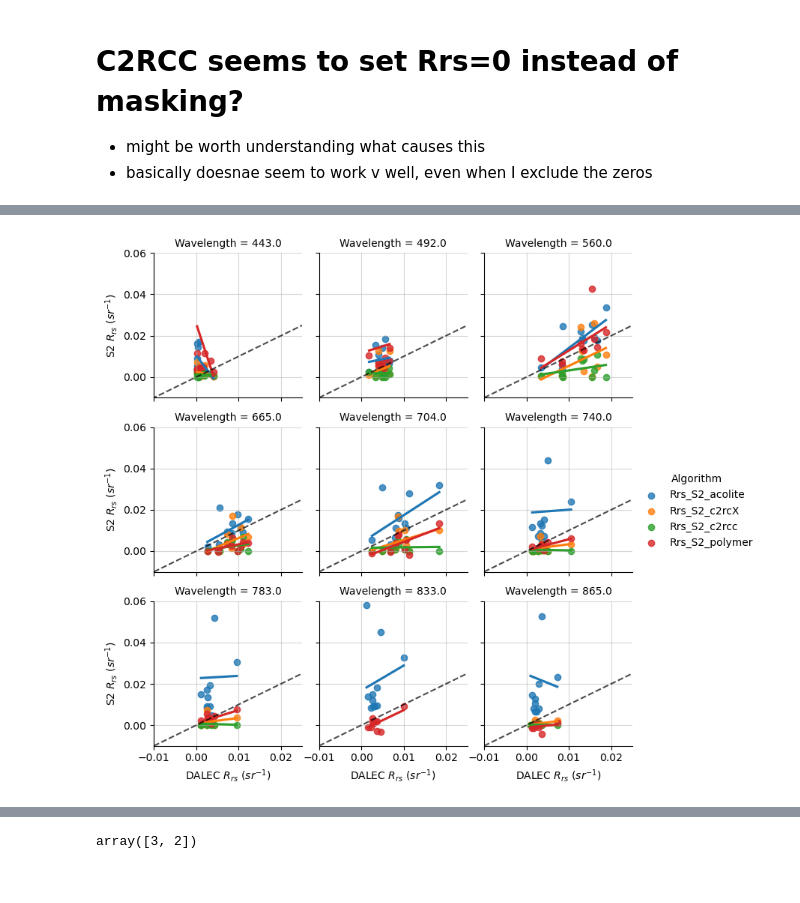
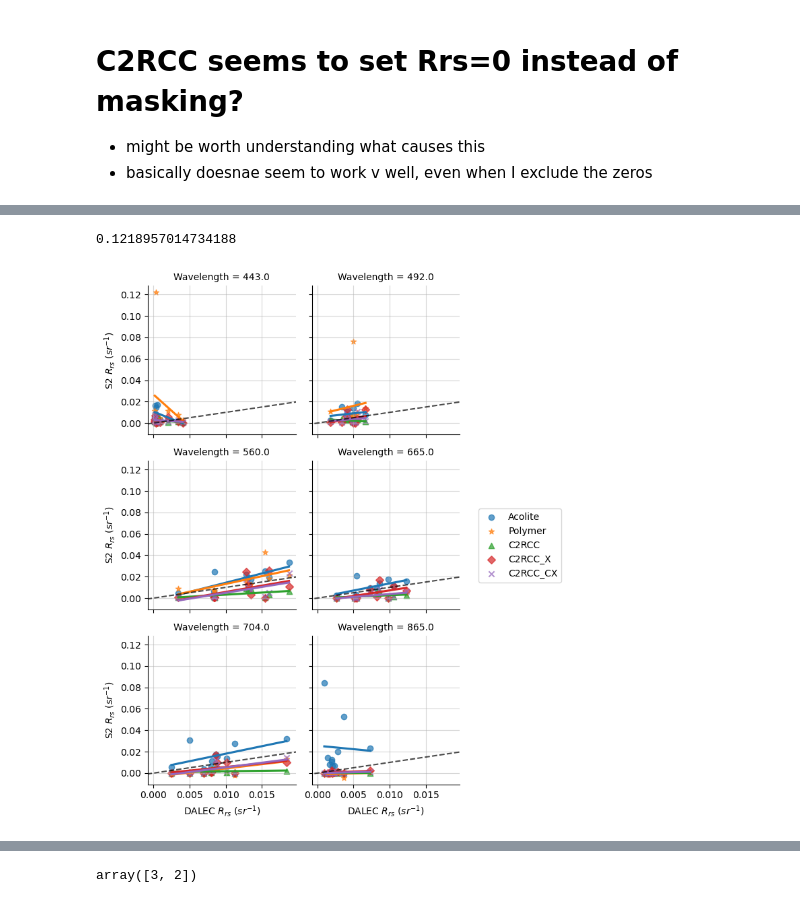
Before and after one commit to scmc72/DALEC_processing, a Jupyter notebook: S2_atmos_corr.ipynb, the cells around one changed output, grey strips where cells are left out. Drawn from its saved outputs; the diff is of its cells as text; code cells hidden in the pictures.

```diff
--- a/S2_atmos_corr.ipynb
+++ b/S2_atmos_corr.ipynb
@@ -526,6 +689,8 @@ dalec_S2B_polymer = dalec_S2B_polymer[dalec_S2B_polymer.date.isin(S2B_dates_poly
 # %%
 dalec_S2_c2rcc = pd.concat([dalec_S2B_c2rcc, dalec_S2A_c2rcc], ignore_index=True)
 dalec_S2_c2rcX = pd.concat([dalec_S2B_c2rcX, dalec_S2A_c2rcX], ignore_index=True)
+dalec_S2_c2rcc_CX = pd.concat([dalec_S2B_c2rcc_CX, dalec_S2A_c2rcc_CX], ignore_index=True)
+
 dalec_S2_acolite = pd.concat([dalec_S2B_acolite, dalec_S2A_acolite], ignore_index=True)
 dalec_S2_polymer = pd.concat([dalec_S2B_polymer, dalec_S2A_polymer], ignore_index=True)
 # %%
@@ -567,6 +736,7 @@ dalec_S2_polymer
 # %%
-dalec_S2_c2rcc.Rrs_S2_c2rcc = dalec_S2_c2rcc.Rrs_S2_c2rcc.astype(float)
-dalec_S2_c2rcX.Rrs_S2_c2rcX = dalec_S2_c2rcX.Rrs_S2_c2rcX.astype(float)
-dalec_S2_acolite.Rrs_S2_acolite = dalec_S2_acolite.Rrs_S2_acolite.astype(float)
-dalec_S2_polymer.Rrs_S2_polymer = dalec_S2_polymer.Rrs_S2_polymer.astype(float)
+dalec_S2_c2rcc.C2RCC = dalec_S2_c2rcc.C2RCC_nets.astype(float)
+dalec_S2_c2rcc_CX.C2X_COMPLEX_nets = dalec_S2_c2rcc_CX.C2X_COMPLEX_nets.astype(float)
+dalec_S2_c2rcX.C2X_nets = dalec_S2_c2rcX.C2X_nets.astype(float)
+dalec_S2_acolite.Acolite = dalec_S2_acolite.Acolite.astype(float)
+dalec_S2_polymer.Polymer = dalec_S2_polymer.Polymer.astype(float)
 # %%
@@ -1076,6 +1172,8 @@ dalec_S2_combo = dalec_S2_acolite.merge(dalec_S2_c2rcX,
                                                        on=on,
                                                        how=how).merge(dalec_S2_polymer,
                                                                       on=on,
-                                                                      how=how)
+                                                                      how=how).merge(dalec_S2_c2rcc_CX,
+                                                                                      on=on,
+                                                                                      how=how)
 dalec_S2_combo
 # %% [output]
@@ -1095,7 +1213,7 @@ dalec_S2_combo
 # %%
 dalec_S2_combo_melt = pd.melt(dalec_S2_combo,
-                              id_vars=on, value_vars=['Rrs_S2_acolite', 'Rrs_S2_c2rcX',
-                                                      'Rrs_S2_c2rcc', 'Rrs_S2_polymer'],
+                              id_vars=on, value_vars=['Acolite', 'C2X_nets',
+                                                      'C2RCC_nets', 'Polymer', 'C2X_COMPLEX_nets'],
                               var_name='Algorithm', value_name='Rrs')
 dalec_S2_combo_melt
 # %% [output]
@@ -1115,23 +1253,52 @@ dalec_S2_combo_melt
+# %%
+dalec_S2_combo_melt.Rrs.max()
+# %% [output]
+0.1218957014734188
 # %%
-g = sns.lmplot(data=dalec_S2_combo_melt,
+g = sns.lmplot(data=dalec_S2_combo_melt[~dalec_S2_combo_melt.Wavelength.isin([740., 783., 833.])],
                x='Rrs_DALEC', y='Rrs',
                hue='Algorithm',
-               col='Wavelength', col_wrap=3,
+               hue_order=['Acolite', 'Polymer',
+                          'C2RCC_nets', 'C2X_nets', 'C2X_COMPLEX_nets'],
+               col='Wavelength', col_wrap=2,
+               scatter=True,
+               markers=['o', '*', '^', 'D', 'x'],
                facet_kws={'sharey':True, 'sharex':True},
+               scatter_kws={#'s':30,
+                            'alpha':0.7},
+               legend=False,
                ci=None,
-               height=2.5)
+               height=3.5)
+
+# g.map_dataframe(sns.scatterplot, x='Rrs_DALEC', y='Rrs',
+#                 #style='Sat_ID',
+#                 #hue='year',
+#                 legend=True,
+#                 #style='date',
+#                 s=30, alpha=0.7)
+
 
 for ax in g.axes.flat[:]:
     xlim = ax.get_xlim()
     ylim = ax.get_ylim()
     lims = [np.min([xlim, ylim]), np.max([xlim, ylim])]
     ax.plot(lims, lims, 'k--', alpha=0.7)
-    ax.set_xlim(-0.01, 0.025)
-    ax.set_ylim(-0.01, 0.06)
+#     ax.set_xlim(-0.001, 0.02)
+#     ax.set_ylim(-0.005, 0.05)
+    ax.set_xlim(xlim[0], xlim[1])
+    ax.set_ylim(ylim[0], ylim[1])
     ax.grid(alpha=0.5)
     ax.set_xlabel('DALEC $R_{rs}$ ($sr^{-1}$)')
     ax.set_ylabel('S2 $R_{rs}$ ($sr^{-1}$)')
 
-# plt.tight_layout()
+handles, labels = ax.get_legend_handles_labels()
+# print(labels)
+
+g.figure.legend(labels=['Acolite', 'Polymer', 'C2RCC', 'C2RCC_X',  'C2RCC_CX'],
+                handles=[h for h in handles[::1]],
+               loc='center right')
+plt.tight_layout(rect=[0.0, 0.0, 0.8, 0.8])
+# rect: tuple (left, bottom, right, top), default: (0, 0, 1, 1)
+plt.show()
 # %% [output]
-[figure, old version]
+[figure, new version]
```
Also changed, not shown: parts of 94 cells of this notebook, 27 other files.
